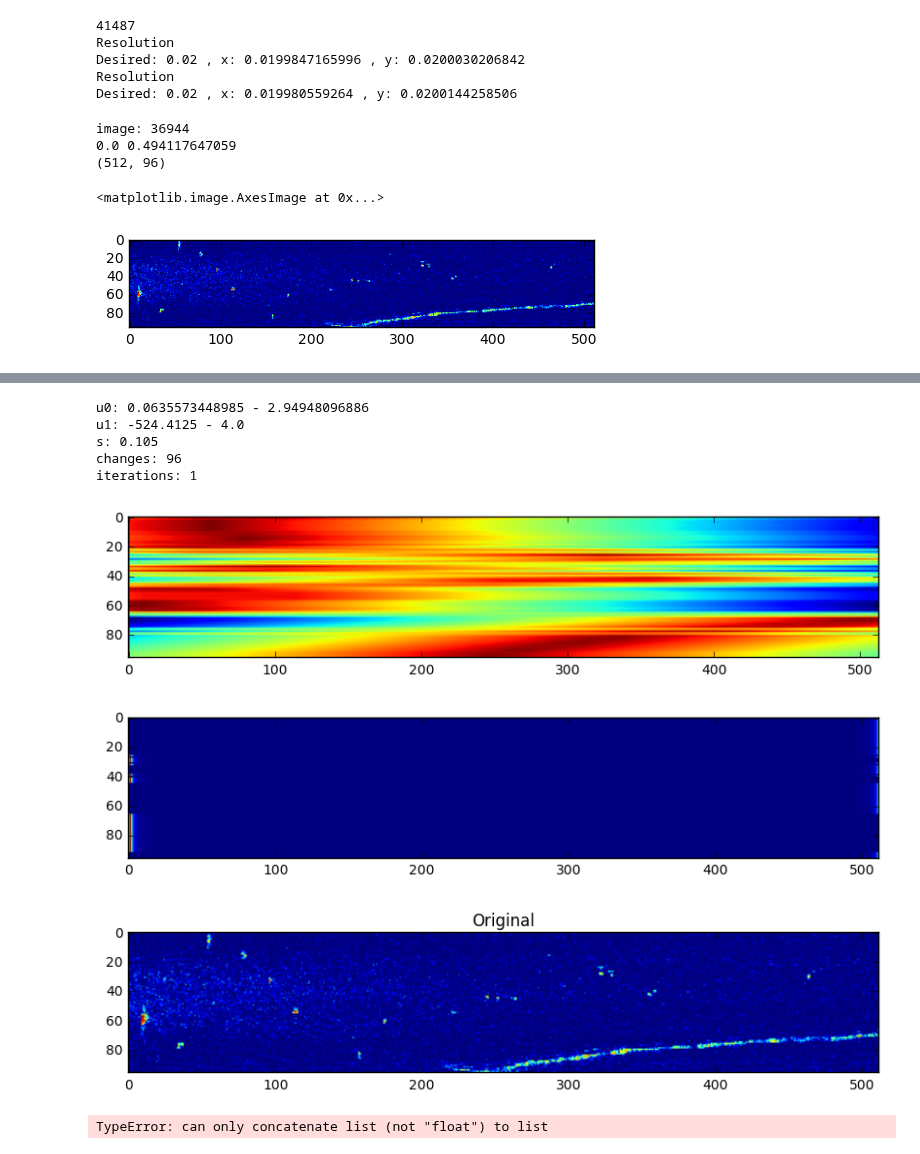
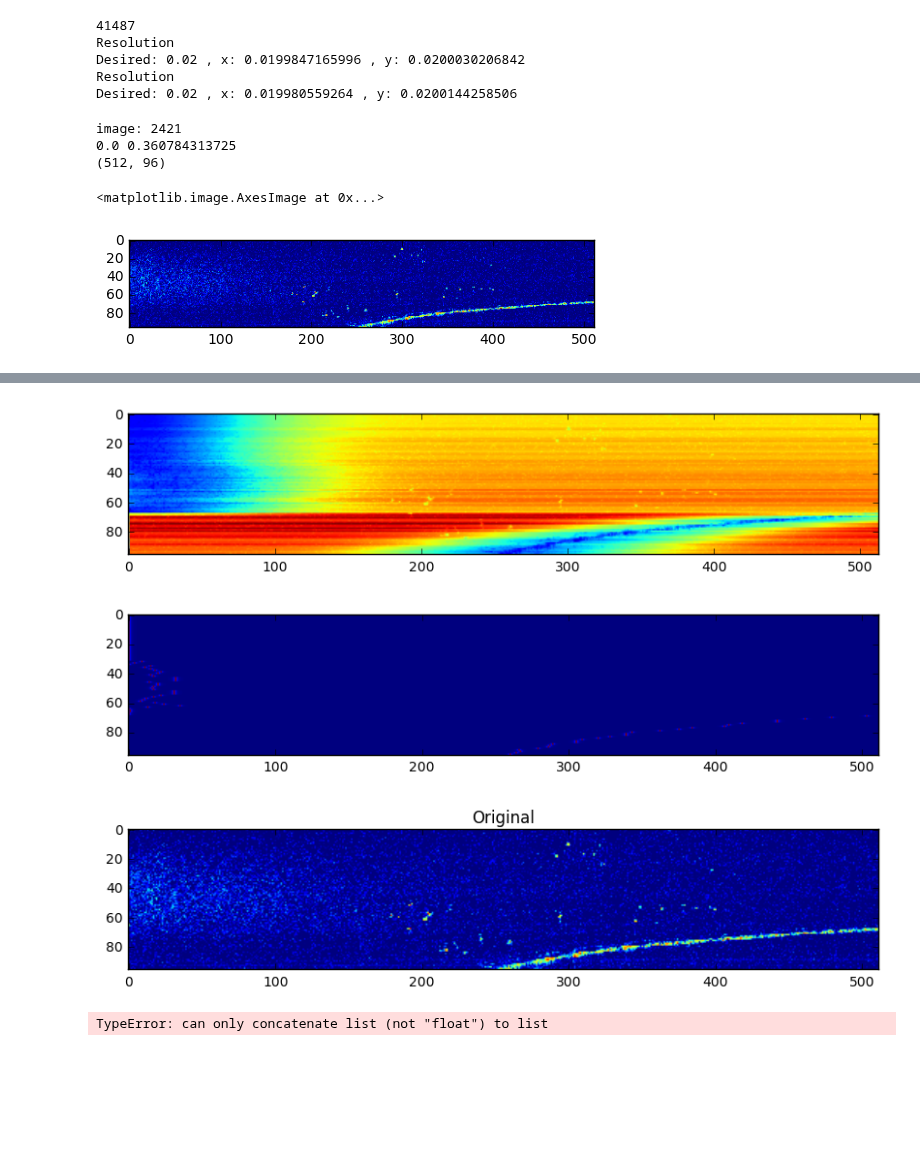
Before and after one commit to pvazteixeira/multibeam, a Jupyter notebook: feature-potts-dev.ipynb, the cells around one changed output, grey strips where cells are left out. Cells and saved outputs as stored; diff of their text form; code cells hidden in the pictures; blank space fills up the shorter version.

```diff
--- a/feature-potts-dev.ipynb
+++ b/feature-potts-dev.ipynb
@@ -28,24 +28,24 @@ Desired: 0.02 , x: 0.019980559264 , y: 0.0200144258506
 # %%
 idx = np.random.randint(0,len(image_list))
 # idx=30950
-# idx=36944 - sparse fish
-# idx=40891 - reverb
+# idx=36944 #- sparse fish
+# idx=40891 #- reverb
 
 print 'image:',idx
 # img = imread(image_list[idx], as_grey=True)
 ping = cv2.imread(image_list[idx],cv2.CV_LOAD_IMAGE_GRAYSCALE)
-img = didson.deconvolve(ping)
-# img = ping
+# img = didson.deconvolve(ping)
+img = ping
 img = img.astype(np.float64)/255.0
 print np.amin(img), np.amax(img)
 print img.shape
 plt.imshow(img.transpose())
 # %% [output]
-image: 36944
-0.0 0.494117647059
+image: 2421
+0.0 0.360784313725
 (512, 96)
 <matplotlib.image.AxesImage at 0x...>
-[figure, old version]
+[figure, new version]
 # %%
 # %%timeit
 
@@ -61,15 +61,14 @@ To Do:
 - handle "void" labels on transition cost (should get replaced by fixed cost!)
 - try other transition weights (not just normal) - e.g. triangular, parabolic, square window
 - speed up computation (need <0.1/loop)
+- track empirical pdf for transition
 """
+c_scale = 0.33
+# c_scale = 1
+void_cost = .50 # transition cost
+w1 = 1
 
-
-# c_scale = 0.33
-c_scale = 1
-void_cost = .50
-w1 = 0.5
-
-#get a prior on the labels
+# get a prior on the labels
 midx = np.argmax(img, axis=0) # return max location per row
 midx.shape = (1,96)
 
@@ -78,15 +77,10 @@ x = np.arange(0.0,512.0, 1.0)
 x.shape = (512,1)
 x = np.tile(x,(1,96))
 
-# c = cauchy.pdf(x, loc = midx, scale=0.33)
-# u0 = np.sum(np.square)
-# u0void = np.square
-
 # compute 0-order label cost map
 u0 = np.zeros_like(x)
 
-# one for each range assignment
-# this is taking most of the time (>2s)
+# one for each range assignment (this is taking most of the time (>2s))
 for i in range(0,512):
     u0[i,:] = np.sum(np.square(img - cauchy.pdf(x, loc=i+0.0, scale = c_scale)),axis=0)
 
@@ -94,9 +88,9 @@ for i in range(0,512):
 u0v = 2*np.sum(np.square(img),axis=0)
 u0 = np.vstack((u0v,u0))
 
-s = 0.1
-# now, iterate so as to get
-# for i in range(0,10):
+s = 100
+
+
 i = 0
 while True:
     i = i+1
@@ -111,27 +105,20 @@ while True:
     rr = np.roll(r,-1, axis=1)
     rr[:,-1] = rr[:,-2]
 
-    # "cooling" schedule
-#     s = 0.95*s;
-    s = 1.05*s
-#     u1 = 2 - 2.5*s*norm.pdf((l-x),loc=0, scale=s ) - 2.5*s*norm.pdf((r-x),loc=0, scale=s )
+    s = 0.95*s;
+    u1 = 2 - 2.5*s*norm.pdf((l-x),loc=0, scale=s ) - 2.5*s*norm.pdf((r-x),loc=0, scale=s )
 #     u1 = 4 - 2.5*s*norm.pdf((l-x),loc=0, scale=s ) - 2.5*s*norm.pdf((r-x),loc=0, scale=s ) - 2.5*s*norm.pdf((ll-x),loc=0, scale=s ) - 2.5*s*norm.pdf((rr-x),loc=0, scale=s )
-    u1 = 4 - 2.5*s*np.absolute(l-x) - 2.5*s*np.absolute(r-x) - 2.5*s*np.absolute(ll-x) - 2.5*s*np.absolute(rr-x)
+#     u1 = 4 - 2.5*s*np.absolute(l-x) - 2.5*s*np.absolute(r-x) - 2.5*s*np.absolute(ll-x) - 2.5*s*np.absolute(rr-x)
     u1 = np.vstack((void_cost*np.ones_like(u0v),u1))
 
     print 'u0:',np.amin(u0),'-',np.amax(u0)
     print 'u1:',np.amin(u1),'-',np.amax(u1)
     print 's:',s
-    cost = u0/np.amax(u0) + u1/np.amax(u1)
+#     cost = u0/np.amax(u0) + u1/np.amax(u1)
+    cost = u0 + u1
 
     midx_new = np.argmin(cost, axis=0)
-
-#     print np.amin(cost),np.amax(cost)
-#     print u0.shapes
-#     midx_new = np.argmin(u0, axis=0)
-
     changes = np.sum((midx-midx_new)!=0)
-#     print 'changes:',changes
     midx = midx_new
 
 #     plt.figure(figsize=(10,4))
@@ -160,5 +147,6 @@ plt.figure(figsize=(10,4))
 plt.imshow(img.transpose())
 plt.title('Original')
 
-%print midx
+print midx
+print np.diff(midx)
 # %% [output]
@@ -166,11 +170,6 @@ ERROR:root:Line magic function `%print` not found.
-u0: 0.0635573448985 - 2.94948096886
-u1: -524.4125 - 4.0
-s: 0.105
-changes: 96
-iterations: 1
-[figure, old version]
+[figure, new version]
-[figure, old version]
+[figure, new version]
-[figure, old version]
+[figure, new version]
 # %%
 # %%timeit
 
```
Also changed, not shown: parts of 4 cells of this notebook.
